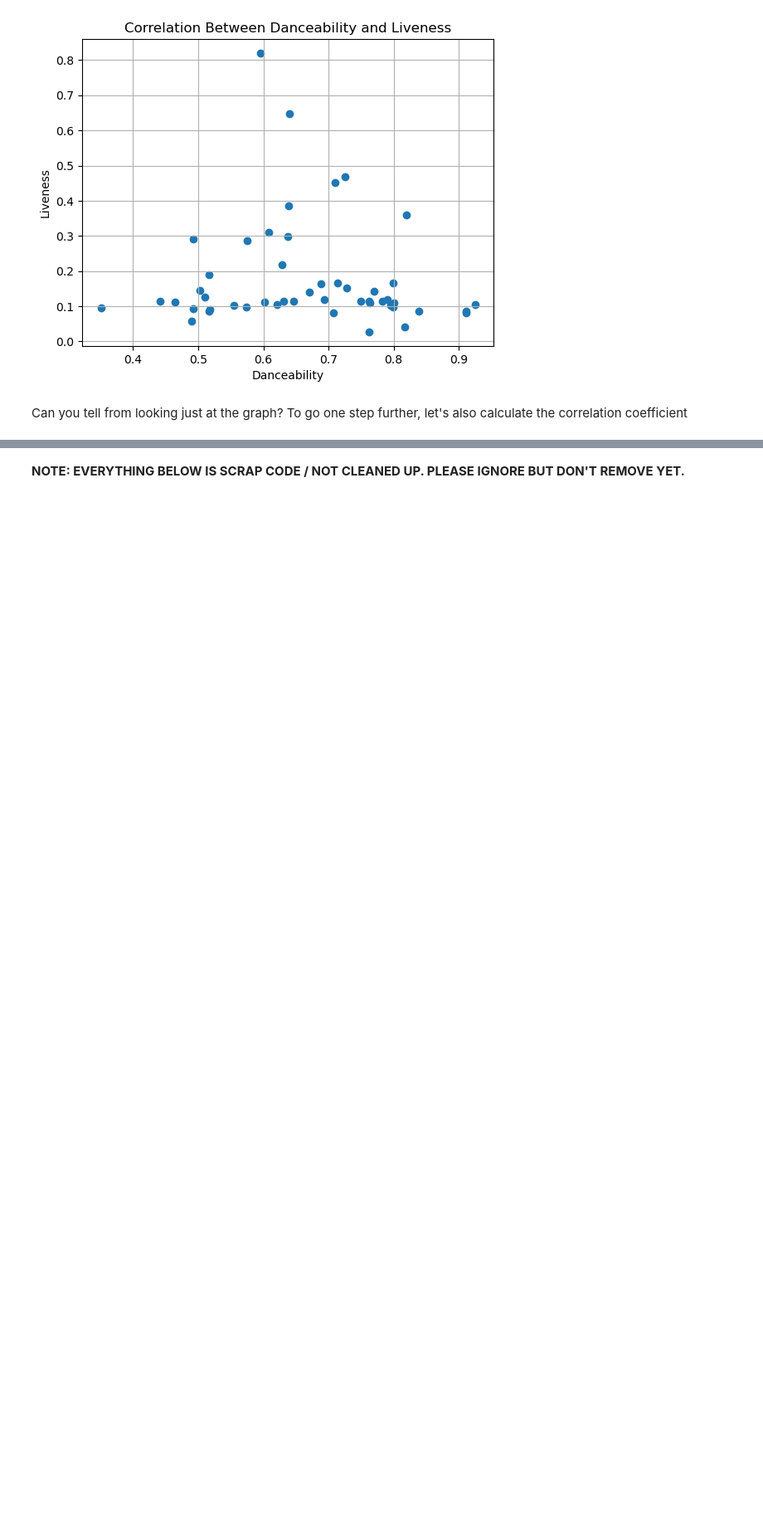
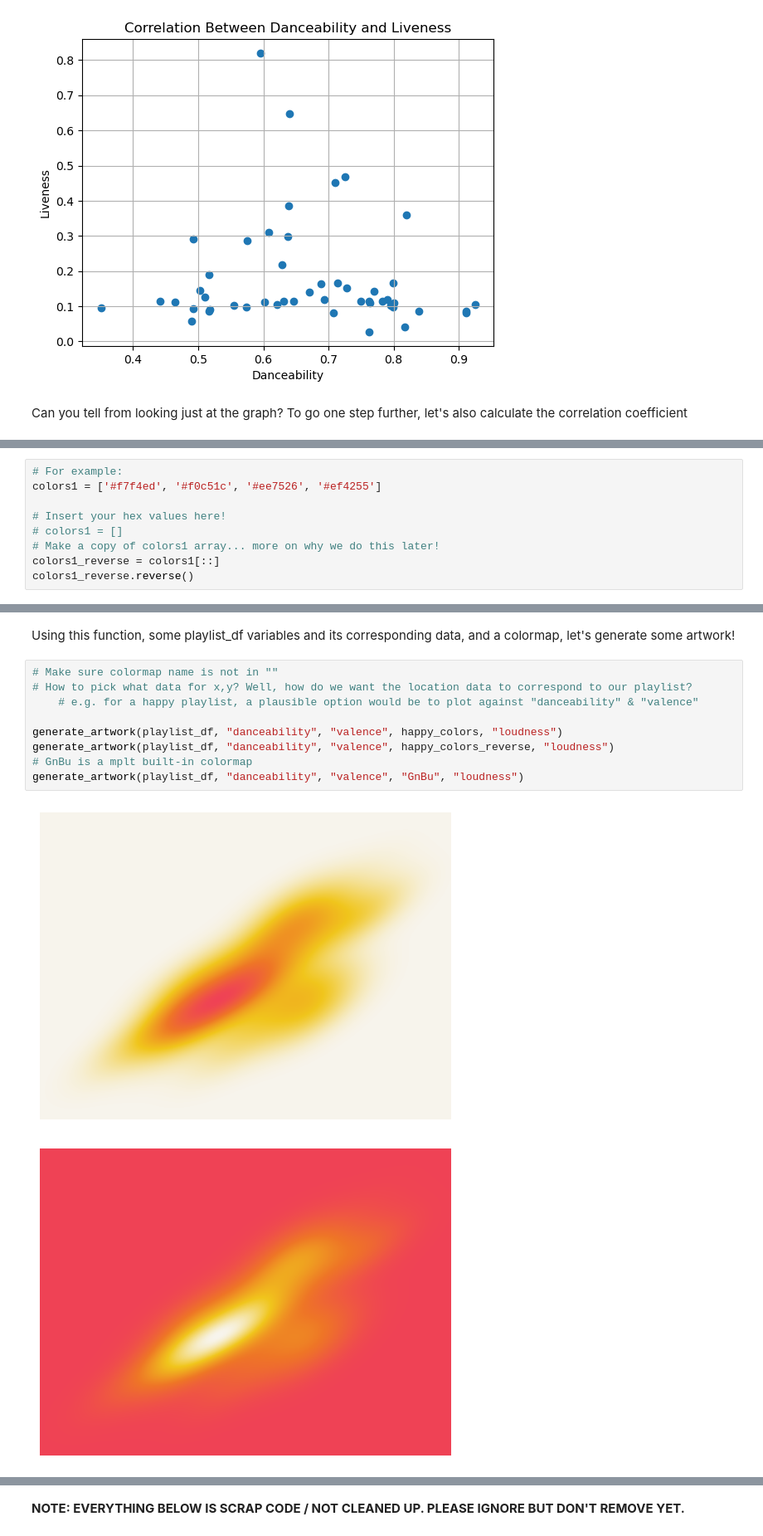
Before and after one commit to HMC-CS123-F23/cs-123-class-project-hannah-amy-daisy, a Jupyter notebook: project.ipynb, the cells around one changed output, grey strips where cells are left out. Shown at 83% size. Cells and saved outputs as stored; diff of their text form; blank space fills up the shorter version.

```diff
--- a/project.ipynb
+++ b/project.ipynb
@@ -431,0 +659,9 @@ Now that we've had some experience with basic data analysis and visualization, l
+# %%
+# For example:
+colors1 = ['#f7f4ed', '#f0c51c', '#ee7526', '#ef4255']
+
+# Insert your hex values here!
+# colors1 = []
+# Make a copy of colors1 array... more on why we do this later!
+colors1_reverse = colors1[::]
+colors1_reverse.reverse()
@@ -431,0 +786,14 @@ Now that we've had some experience with basic data analysis and visualization, l
+# %% [markdown]
+Using this function, some playlist_df variables and its corresponding data, and a colormap, let's generate some artwork!
+# %%
+# Make sure colormap name is not in ""
+# How to pick what data for x,y? Well, how do we want the location data to correspond to our playlist?
+    # e.g. for a happy playlist, a plausible option would be to plot against "danceability" & "valence"
+
+generate_artwork(playlist_df, "danceability", "valence", happy_colors, "loudness")
+generate_artwork(playlist_df, "danceability", "valence", happy_colors_reverse, "loudness")
+# GnBu is a mplt built-in colormap
+generate_artwork(playlist_df, "danceability", "valence", "GnBu", "loudness")
+# %% [output]
+[figure, added]
+[figure, added]
```
Also changed, not shown: parts of 39 cells of this notebook.
